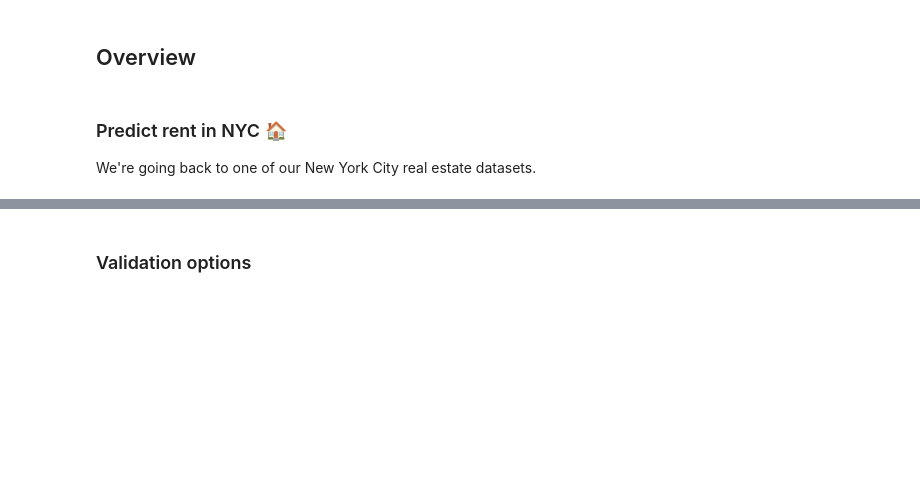
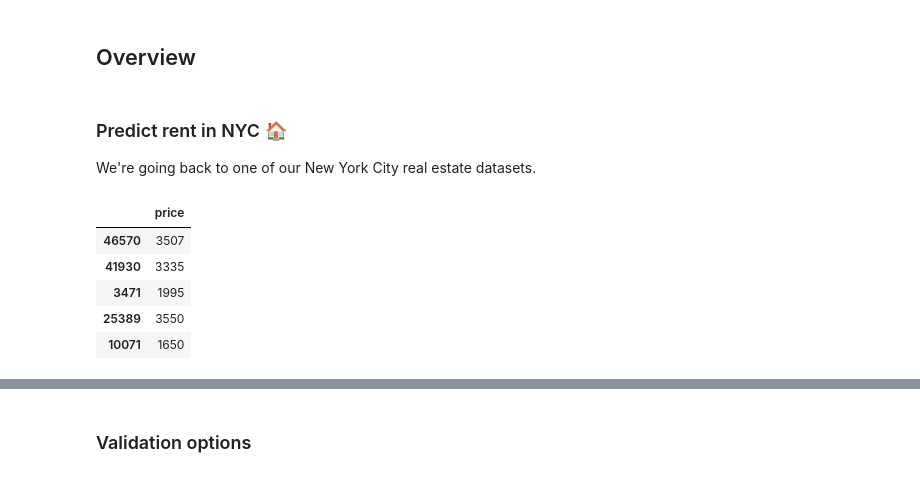
Before and after one commit to austinlasseter/DS-Unit-2-Kaggle-Challenge, a Jupyter notebook: module3-cross-validation/LS_DS_223.ipynb, the cells around one changed output, grey strips where cells are left out. Cells and saved outputs as stored; diff of their text form; code cells hidden in the pictures; blank space fills up the shorter version.

```diff
--- a/module3-cross-validation/LS_DS_223.ipynb
+++ b/module3-cross-validation/LS_DS_223.ipynb
@@ -335,3 +336,13 @@ def engineer_features(df):
 
 train = engineer_features(train)
 test = engineer_features(test)
+# %%
+# what does our target look like?
+train[['price']].sample(5)
+# %% [output]
+|  | price |
+| 46570 | 3507 |
+| 41930 | 3335 |
+| 3471 | 1995 |
+| 25389 | 3550 |
+| 10071 | 1650 |
```
Also changed, not shown: parts of 2 cells of this notebook.
